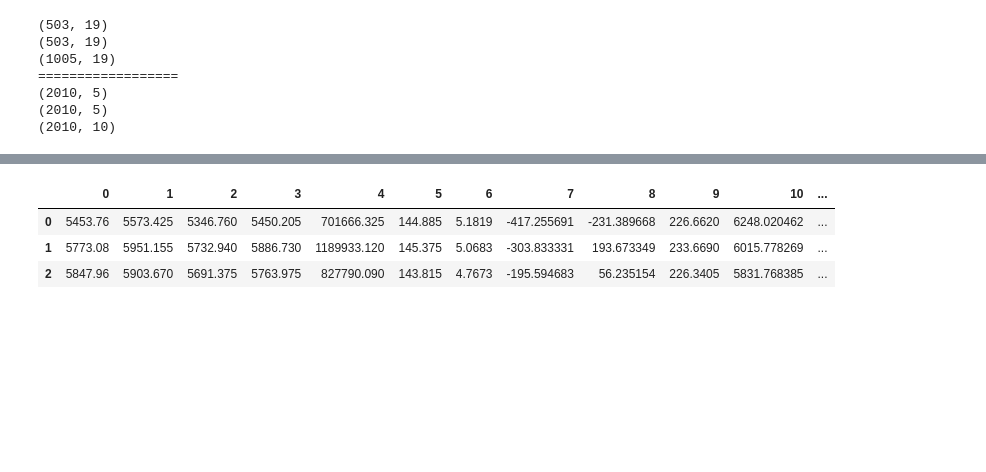
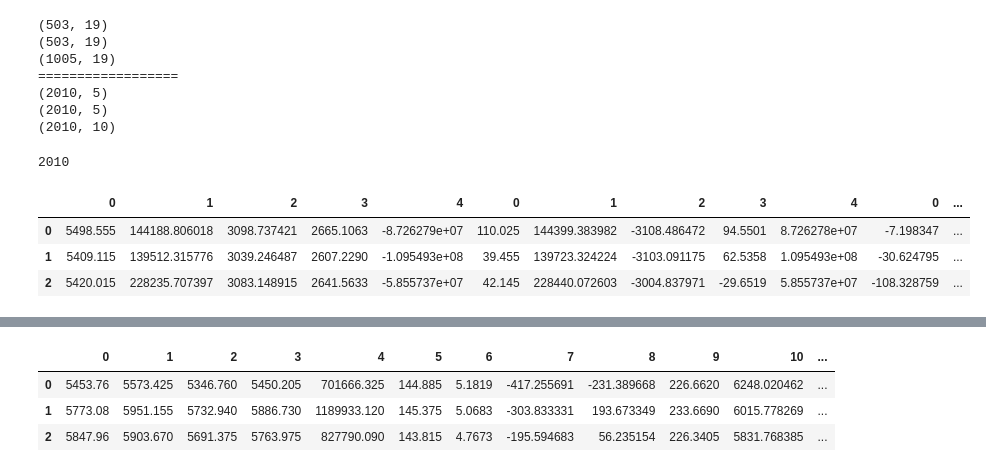
Before and after one commit to timothyyu/wsae-lstm, a Jupyter notebook: notebooks/6a_wavelet_axis_decomp_check.ipynb, the cells around one changed output, grey strips where cells are left out. Saved outputs shown, nothing was run; the diff lists cells and outputs as text; code cells hidden in the pictures; blank space fills up the shorter version.

```diff
--- a/notebooks/6a_wavelet_axis_decomp_check.ipynb
+++ b/notebooks/6a_wavelet_axis_decomp_check.ipynb
@@ -84,3 +84,17 @@ print(cD1_alt.shape)
 (2010, 5)
 (2010, 5)
 (2010, 10)
+# %%
+# test concat of dataframe from wavelet denoise along vertical axis
+frames = [pd.DataFrame(cA2_alt), pd.DataFrame(cD2_alt), pd.DataFrame(cD1_alt)]
+vertical_df_test = pd.concat(frames,axis=1)
+len(vertical_df_test)
+# %% [output]
+2010
+# %%
+vertical_df_test.head(3)
+# %% [output]
+|  | 0 | 1 | 2 | 3 | 4 | 0 | 1 | 2 | 3 | 4 | 0 | ... |
+| 0 | 5498.555 | 144188.806018 | 3098.737421 | 2665.1063 | -8.726279e+07 | 110.025 | 144399.383982 | -3108.486472 | 94.5501 | 8.726278e+07 | -7.198347 | ... |
+| 1 | 5409.115 | 139512.315776 | 3039.246487 | 2607.2290 | -1.095493e+08 | 39.455 | 139723.324224 | -3103.091175 | 62.5358 | 1.095493e+08 | -30.624795 | ... |
+| 2 | 5420.015 | 228235.707397 | 3083.148915 | 2641.5633 | -5.855737e+07 | 42.145 | 228440.072603 | -3004.837971 | -29.6519 | 5.855737e+07 | -108.328759 | ... |
```
Also changed, not shown: parts of 1 cell of this notebook, 1 other file.
